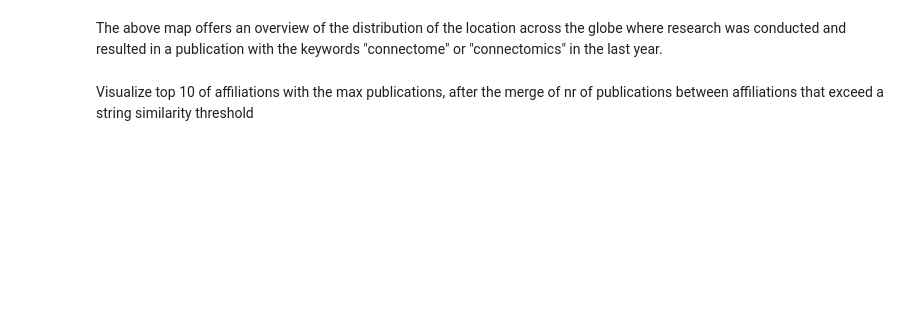
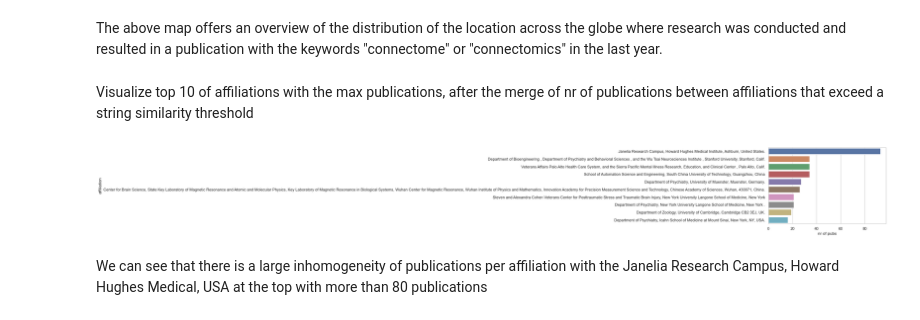
Before and after one commit to AlGoulas/puboracle, a Jupyter notebook: one_year_summary.ipynb, the cells around one changed output. Cells and saved outputs as stored; diff of their text form; code cells hidden in the pictures; blank space fills up the shorter version.

```diff
--- a/one_year_summary.ipynb
+++ b/one_year_summary.ipynb
@@ -108,9 +106,14 @@ that exceed a string similarity threshold
 # %%
 (affiliations_nrpubs_topmerged,
  _) = txtmetrics.add_by_similarity(occurences,
                                    topN = 10,
-                                   look_ahead = 100,
+                                   look_ahead = 500,
                                    threshold = 0.8
                                   )
 
 visfun.visualize_counter_selection(affiliations_nrpubs_topmerged)
+# %% [output]
+[figure, added]
+# %% [markdown]
+We can see that there is a large inhomogeneity of publications per affiliation with the
+Janelia Research Campus, Howard Hughes Medical, USA at the top with more than 80 publications
```
Also changed, not shown: parts of 12 cells of this notebook.
